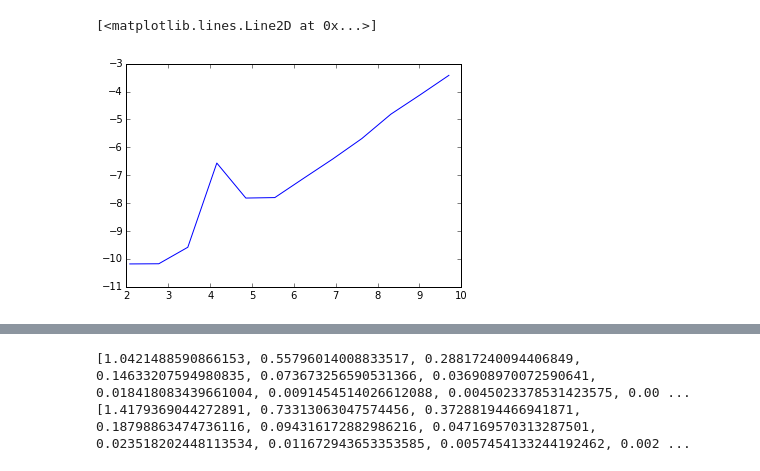
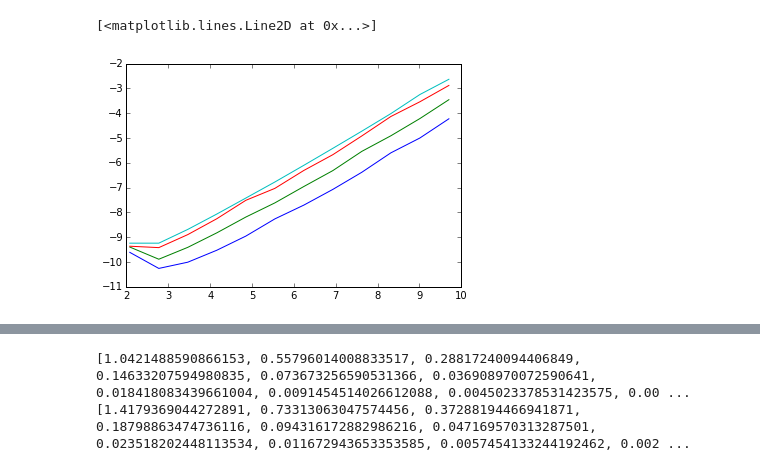
Before and after one commit to zedyang/Math-Notes, a Jupyter notebook: numerical methods for DEs/HW2.ipynb, the cells around one changed output, grey strips where cells are left out. Drawn from its saved outputs; the diff is of its cells as text; code cells hidden in the pictures.

```diff
--- a/numerical methods for DEs/HW2.ipynb
+++ b/numerical methods for DEs/HW2.ipynb
@@ -174,5 +213,8 @@ plt.plot(np.log(nks) ,np.log(errs))
-# %%
-plt.plot(np.log(nks),np.log(t_elapsed))
-# %% [output]
-[<matplotlib.lines.Line2D at 0x...>]
-[figure, removed]
+# %%
+plt.plot(np.log(nks) ,np.log(t_elapsed))
+plt.plot(np.log(nks2) ,np.log(t_elapsed2))
+plt.plot(np.log(nks3) ,np.log(t_elapsed3))
+plt.plot(np.log(nks4) ,np.log(t_elapsed4))
+# %% [output]
+[<matplotlib.lines.Line2D at 0x...>]
+[figure, added]
```
Also changed, not shown: parts of 7 cells of this notebook.
